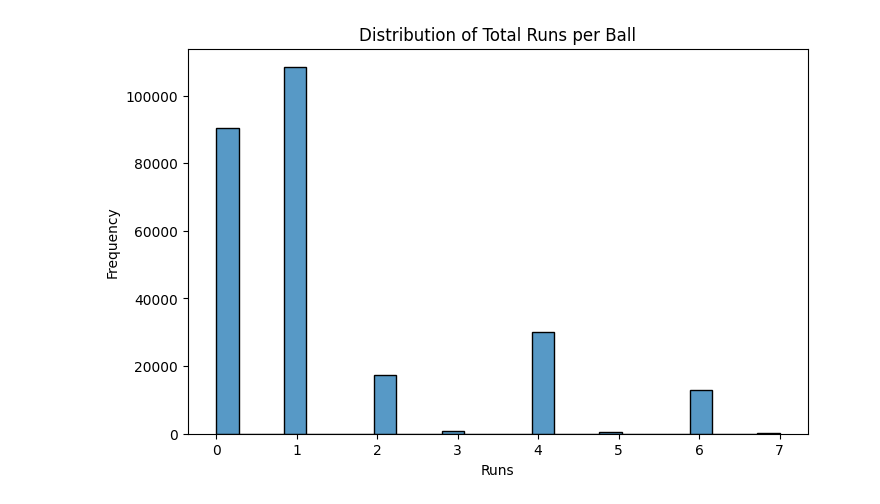
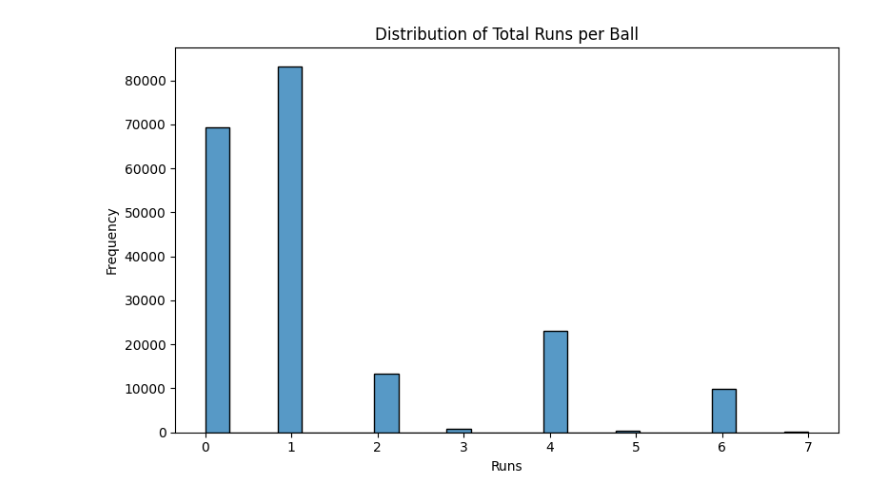
Before and after one commit to angirekulamanoj19-dotcom/Cricket-Player-Performance-Prediction---Group-1-, a Jupyter notebook: eda.ipynb, the cells around one changed output. Saved outputs shown, nothing was run; the diff lists cells and outputs as text; code cells hidden in the pictures.

```diff
--- a/eda.ipynb
+++ b/eda.ipynb
@@ -7,10 +19,14 @@ df = pd.read_csv("deliveries.csv")
+# %%
+# Take a sample for fast plotting
+df_sample = df.sample(n=200000, random_state=42)
 # %%
-plt.figure(figsize=(8,5))
-sns.histplot(df["total_runs"], bins=25)
+plt.figure(figsize=(8, 5))
+sns.histplot(df_sample["total_runs"], bins=25)
 plt.title("Distribution of Total Runs per Ball")
 plt.xlabel("Runs")
 plt.ylabel("Frequency")
+plt.tight_layout()
 plt.show()
 # %% [output]
-[figure, old version]
+[figure, new version]
 # %%
```
Also changed, not shown: parts of 6 cells of this notebook, 5 other files.
